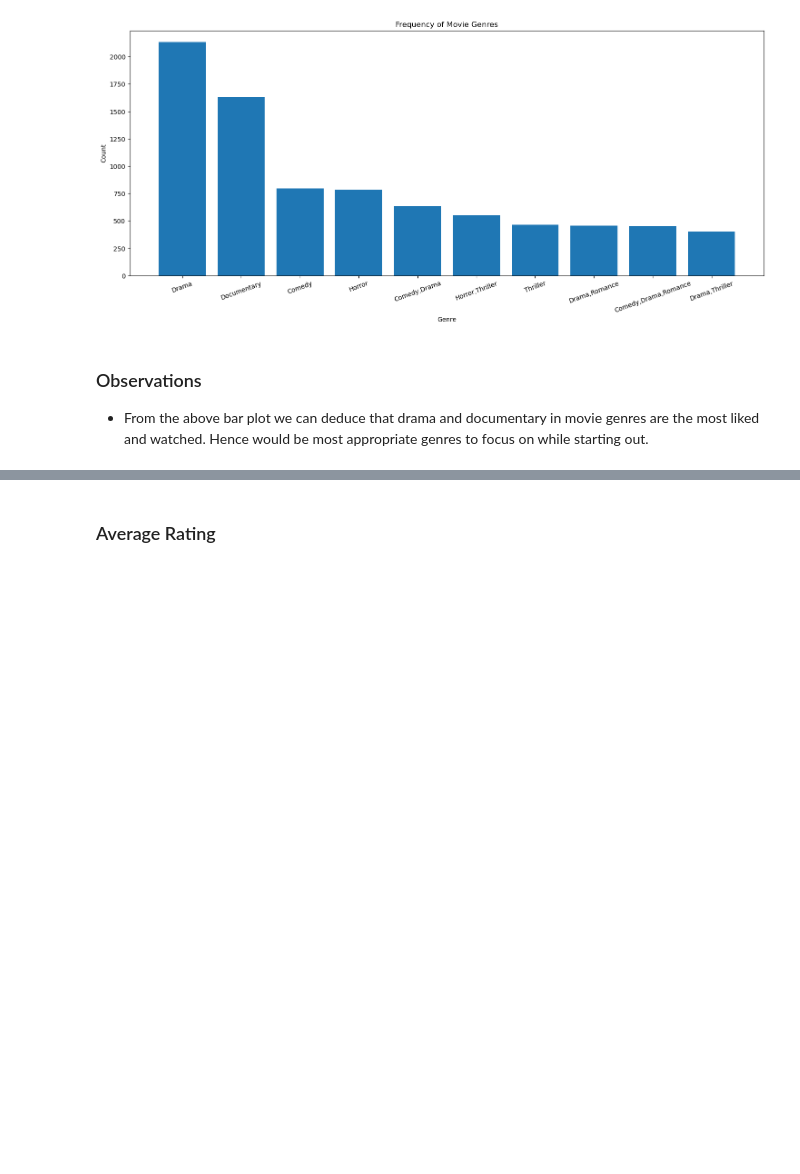
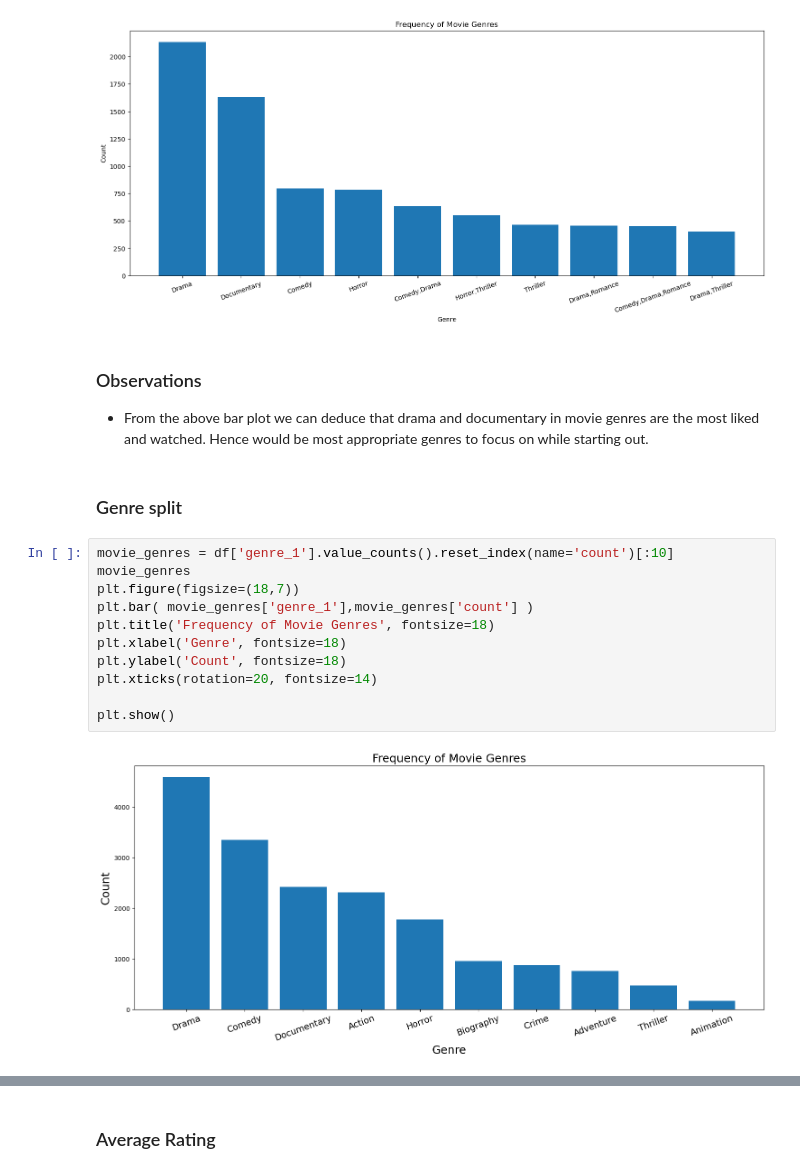
Before and after one commit to shammy-lp/dsc-phase-2-project-v3, a Jupyter notebook: student (3).ipynb, the cells around one changed output, grey strips where cells are left out. Drawn from its saved outputs; the diff is of its cells as text; blank space fills up the shorter version.

```diff
--- a/student (3).ipynb
+++ b/student (3).ipynb
@@ -466,3 +471,18 @@ plt.show()
 # %% [markdown]
 ### Observations
 - From the above bar plot we can deduce that drama and documentary in movie genres are the most liked and watched. Hence would be most appropriate genres to focus on while starting out.
+# %% [markdown]
+### Genre split
+# %%
+movie_genres = df['genre_1'].value_counts().reset_index(name='count')[:10]
+movie_genres
+plt.figure(figsize=(18,7))
+plt.bar( movie_genres['genre_1'],movie_genres['count'] )
+plt.title('Frequency of Movie Genres', fontsize=18)
+plt.xlabel('Genre', fontsize=18)
+plt.ylabel('Count', fontsize=18)
+plt.xticks(rotation=20, fontsize=14)
+
+plt.show()
+# %% [output]
+[figure, added]
```
Also changed, not shown: parts of 83 cells of this notebook.
